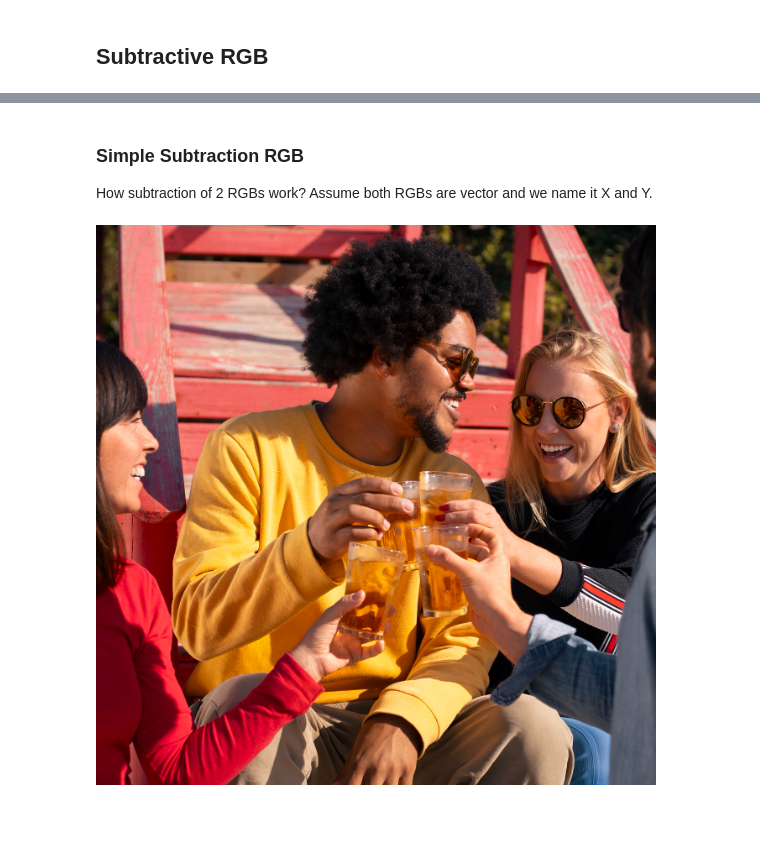
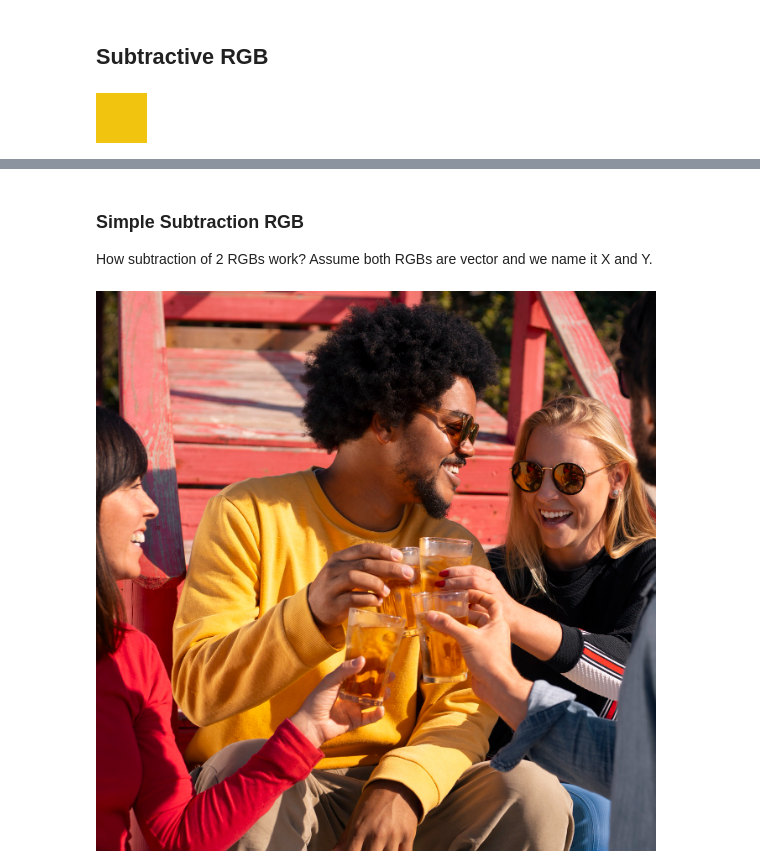
Before and after one commit to FarhanMS123/NeuralNetworkMemorandum, a Jupyter notebook: vision/ColorBlendAlgorithm.ipynb, the cells around one changed output, grey strips where cells are left out. Drawn from its saved outputs; the diff is of its cells as text; code cells hidden in the pictures; blank space fills up the shorter version.

```diff
--- a/vision/ColorBlendAlgorithm.ipynb
+++ b/vision/ColorBlendAlgorithm.ipynb
@@ -70,6 +94,19 @@ Source: https://en.wikipedia.org/wiki/Color_model
 <!-- Bio Tristimulus (SMLK). CIE XYZ, RYB  -->
 # %% [markdown]
 ## Subtractive RGB
+# %%
+from IPython.display import display
+from PIL import Image, ImageDraw
+import numpy as np
+
+img_RGBA = Image.new("RGBA", (50 * (1+3+1), 50))
+img_RGBA_draw = ImageDraw.Draw(img_RGBA)
+
+# https://stackoverflow.com/questions/66837477/pillow-how-to-gradient-fill-drawn-shapes
+img_RGBA_draw.rectangle((0, 0, 50, 50), fill=X_RGB + (255,))
+display(img_RGBA)
+# %% [output]
+[figure, added]
 # %% [markdown]
 ## Light, Prism, and RGB
 
```
Also changed, not shown: parts of 5 cells of this notebook.
